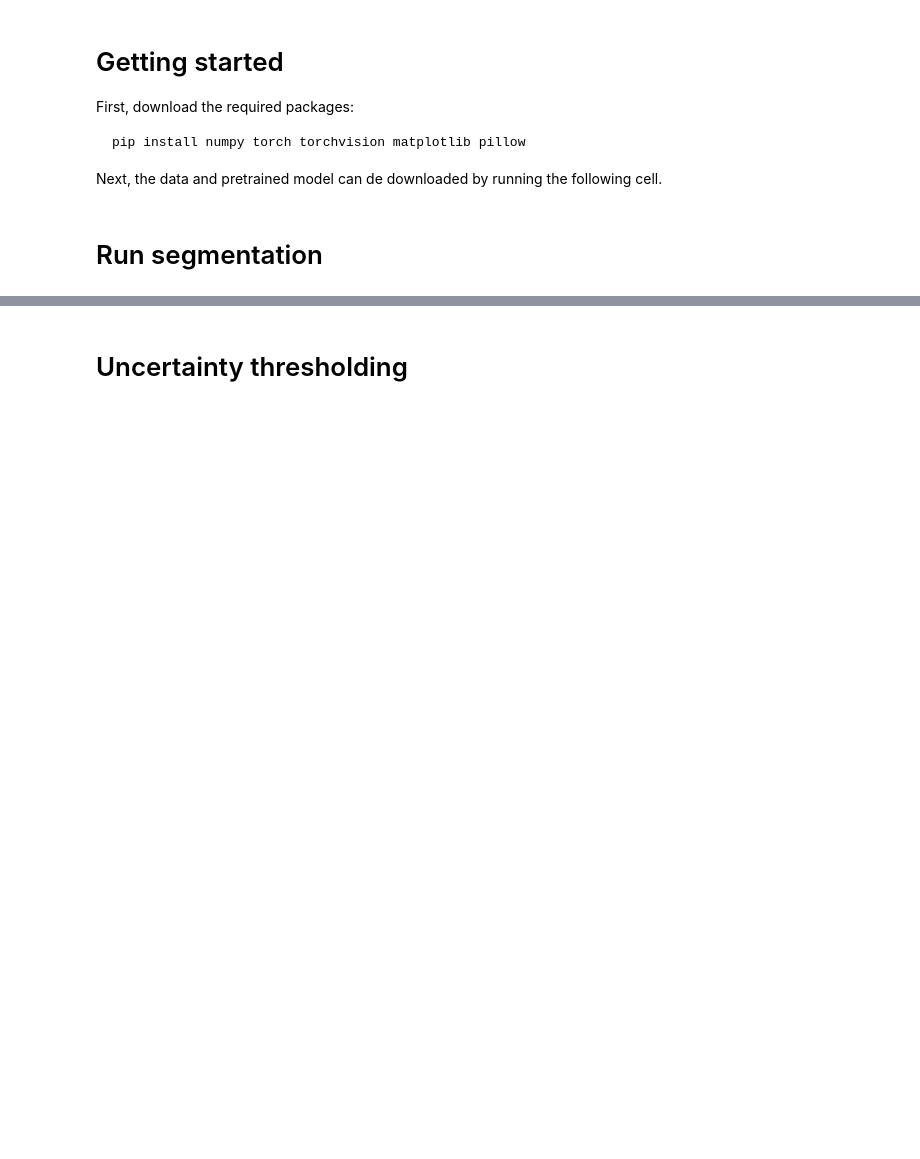
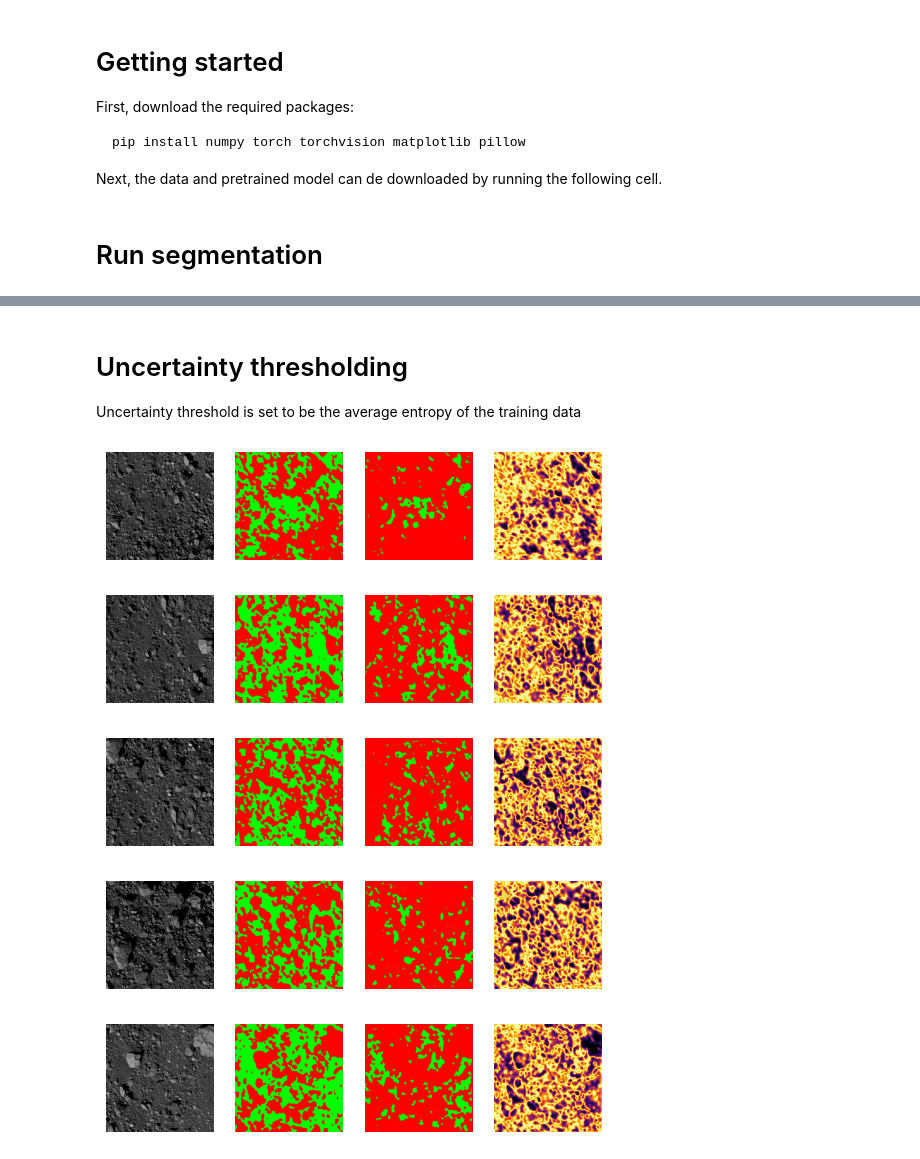
Before and after one commit to travisdriver/deep_monocular_hd, a Jupyter notebook: segmentation_demo.ipynb, the cells around one changed output, grey strips where cells are left out. Drawn from its saved outputs; the diff is of its cells as text; code cells hidden in the pictures; blank space fills up the shorter version.

Commit message:
added uncertainty threshold

```diff
--- a/segmentation_demo.ipynb
+++ b/segmentation_demo.ipynb
@@ -98,2 +97,0 @@ for img_path in image_paths[:5]:
-# %% [markdown]
-# Uncertainty thresholding
@@ -101,0 +98,62 @@ for img_path in image_paths[:5]:
+# %% [markdown]
+# Uncertainty thresholding
+
+Uncertainty threshold is set to be the average entropy of the training data
+# %%
+# Uncertainty threshold
+ut = 0.3958758559762215
+
+init_dir = os.path.join(data_dir, "init")
+entropy_dir = os.path.join(data_dir, "entropy")
+os.makedirs(os.path.join(data_dir, "final"), exist_ok=True)
+pred_paths = [os.path.join(init_dir, x) for x in os.listdir(init_dir)]
+for img_path in image_paths[:5]:
+
+    # Load image.
+    img = Image.open(img_path).convert("RGB")
+    img_numpy = np.array(img)
+    fname = os.path.split(img_path)[1].replace("png", "npy")
+
+    img = T.ToTensor()(img)
+    img = torch.FloatTensor(img)
+    img = torch.unsqueeze(img, 0)
+
+    # Load initial predictions and entropy.
+    pred_init = np.load(os.path.join(init_dir, fname))
+    entropy = np.load(os.path.join(entropy_dir, fname))
+
+    # mask uncertain predictions as unsafe
+    pred_final = np.copy(pred_init)
+    pred_final[entropy > ut] = 0
+
+    pred_init_img = np.zeros((pred_init.shape[0], pred_init.shape[1], 3))
+    pred_init_img[:, :, 0] = 1 - pred_init  # red is unsafe
+    pred_init_img[:, :, 1] = pred_init   # green is safe
+
+    pred_final_img = np.zeros((pred_final.shape[0], pred_final.shape[1], 3))
+    pred_final_img[:, :, 0] = 1 - pred_final  # red is unsafe
+    pred_final_img[:, :, 1] = pred_final   # green is safe
+
+    # Visulize results.
+    plt.subplot(141)
+    plt.imshow(img_numpy)
+    plt.axis("off")
+    plt.subplot(142)
+    plt.imshow(pred_init_img)
+    plt.axis("off")
+    plt.subplot(143)
+    plt.imshow(pred_final_img)
+    plt.axis("off")
+    plt.subplot(144)
+    plt.imshow(entropy, cmap="inferno")
+    plt.axis("off")
+    plt.show()
+
+    # Save predictions.
+    np.save(os.path.join(data_dir, "final", fname), pred_final)
+# %% [output]
+[figure, added]
+[figure, added]
+[figure, added]
+[figure, added]
+[figure, added]
```
Also changed, not shown: parts of 2 cells of this notebook.
